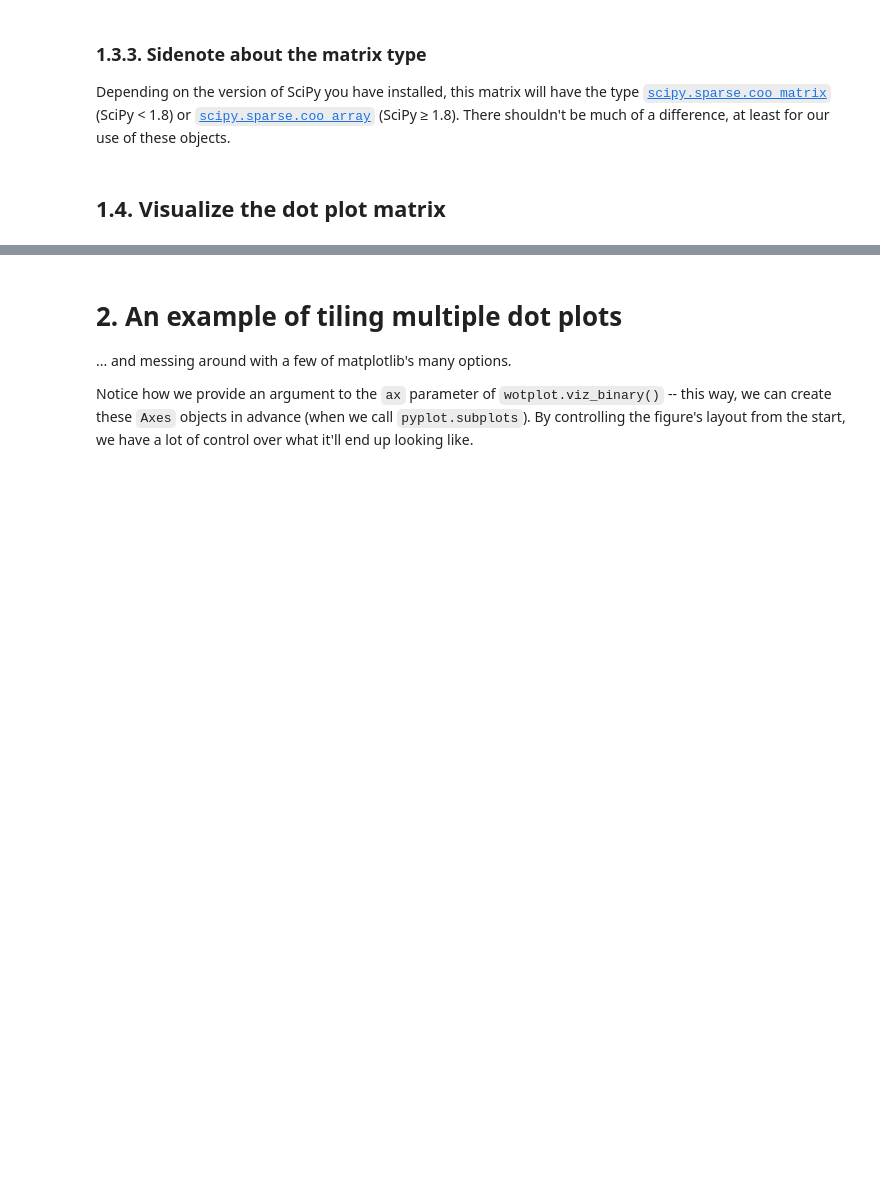
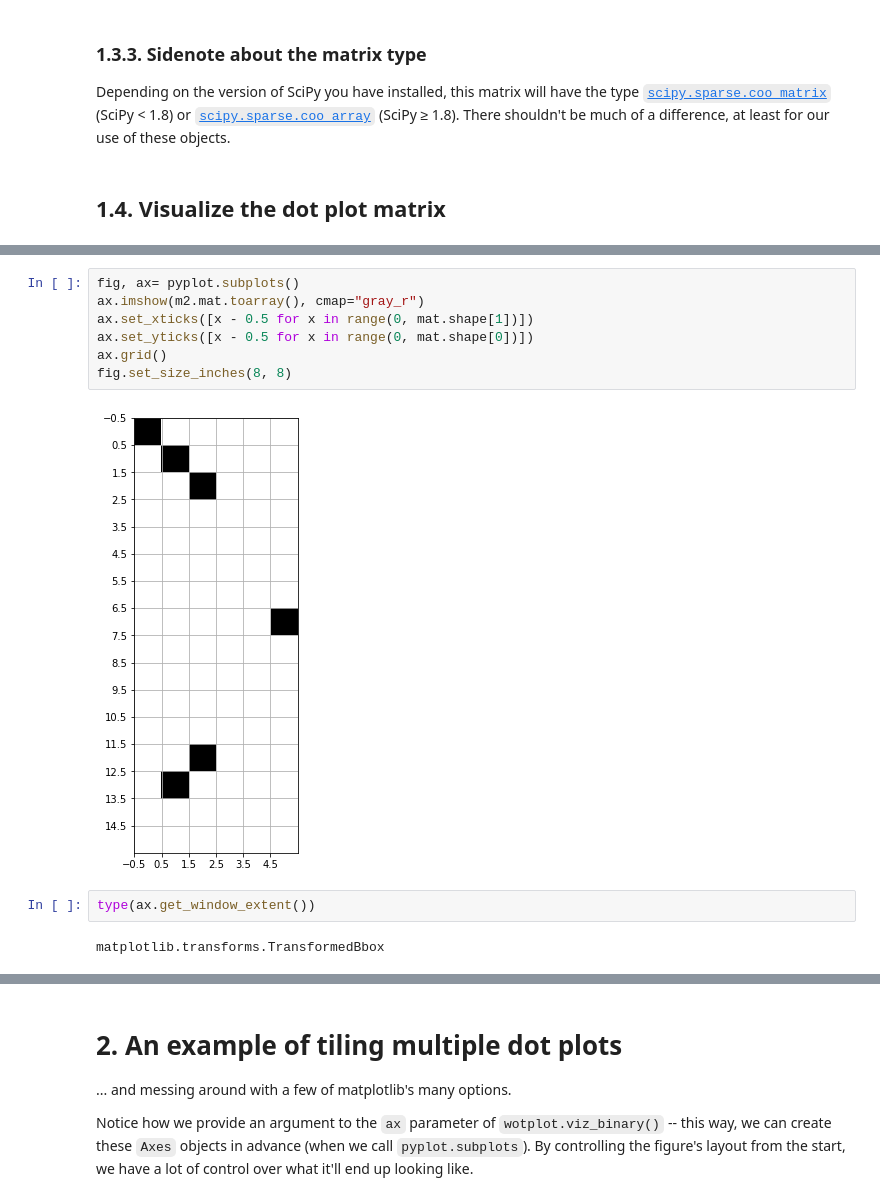
Before and after one commit to fedarko/wotplot, a Jupyter notebook: docs/Tutorial.ipynb, the cells around one changed output, grey strips where cells are left out. Saved outputs shown, nothing was run; the diff lists cells and outputs as text; blank space fills up the shorter version.

```diff
--- a/docs/Tutorial.ipynb
+++ b/docs/Tutorial.ipynb
@@ -75,0 +137,13 @@ Depending on the version of SciPy you have installed, this matrix will have the
+# %%
+fig, ax= pyplot.subplots()
+ax.imshow(m2.mat.toarray(), cmap="gray_r")
+ax.set_xticks([x - 0.5 for x in range(0, mat.shape[1])])
+ax.set_yticks([x - 0.5 for x in range(0, mat.shape[0])])
+ax.grid()
+fig.set_size_inches(8, 8)
+# %% [output]
+[figure, added]
+# %%
+type(ax.get_window_extent())
+# %% [output]
+matplotlib.transforms.TransformedBbox
```
Also changed, not shown: parts of 37 cells of this notebook.
